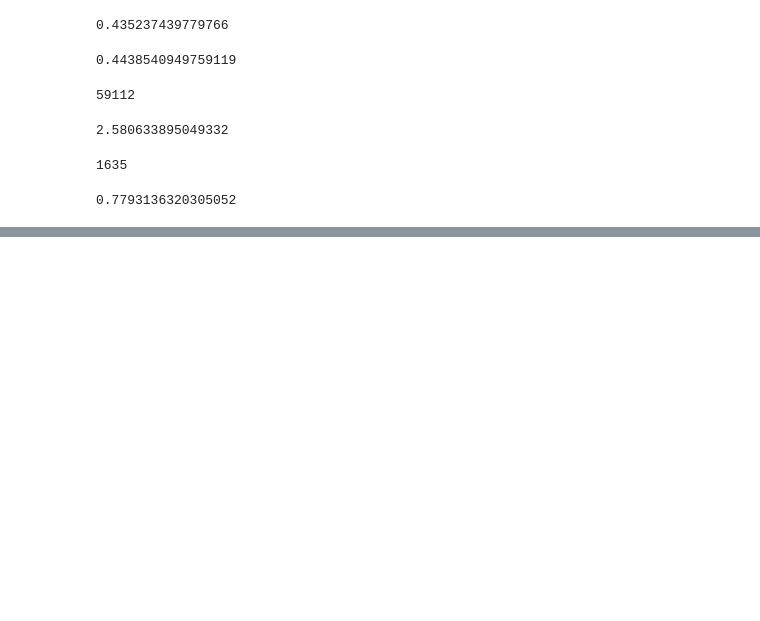
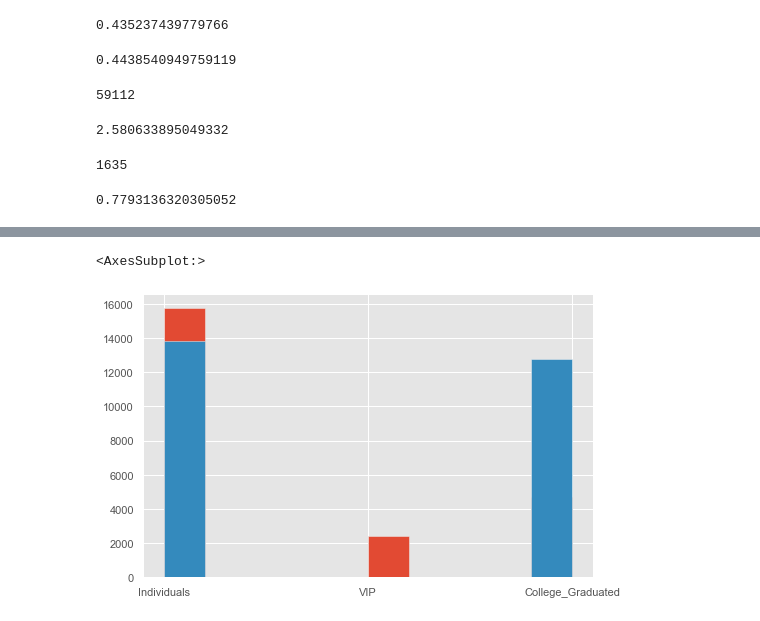
Before and after one commit to srikarnikhil/cutomer_retention_analysis, a Jupyter notebook: customer_retention_analysis.ipynb, the cells around one changed output, grey strips where cells are left out. Cells and saved outputs as stored; diff of their text form; code cells hidden in the pictures; blank space fills up the shorter version.

```diff
--- a/customer_retention_analysis.ipynb
+++ b/customer_retention_analysis.ipynb
@@ -463,0 +479,2 @@ people_active_at_start_inactive_at_end_products/people_active_at_start_inactive_
+# %%
+people_inactive_at_start_and_end = retention_dataframe_cleaned[(retention_dataframe_cleaned['tiprel_1mes'] == 0) & (retention_dataframe_cleaned['ind_actividad_cliente'] == 0) ]
@@ -463,0 +506,6 @@ people_active_at_start_inactive_at_end_products/people_active_at_start_inactive_
+# %%
+people_active_at_start_and_end['segment'].hist()
+people_inactive_at_start_and_end['segment'].hist()
+# %% [output]
+<AxesSubplot:>
+[figure, added]
```
Also changed, not shown: parts of 20 cells of this notebook.
